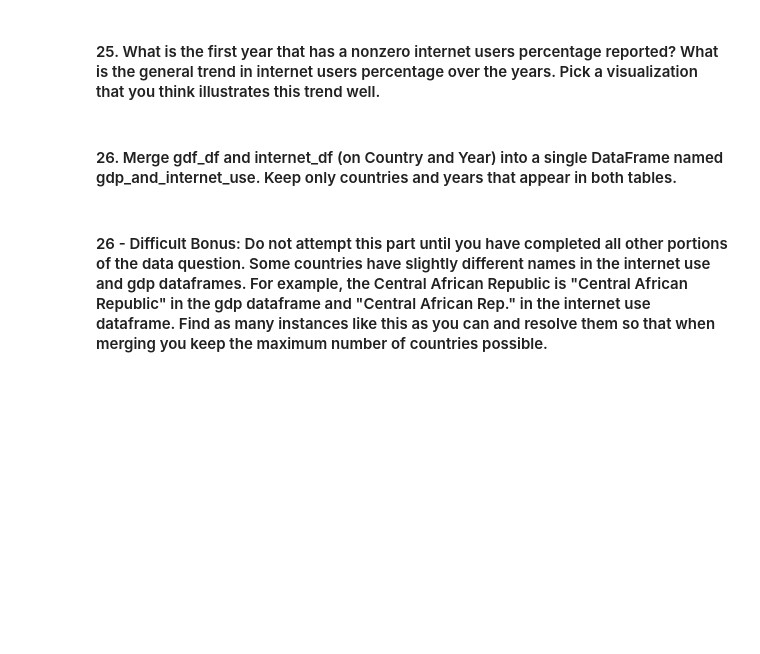
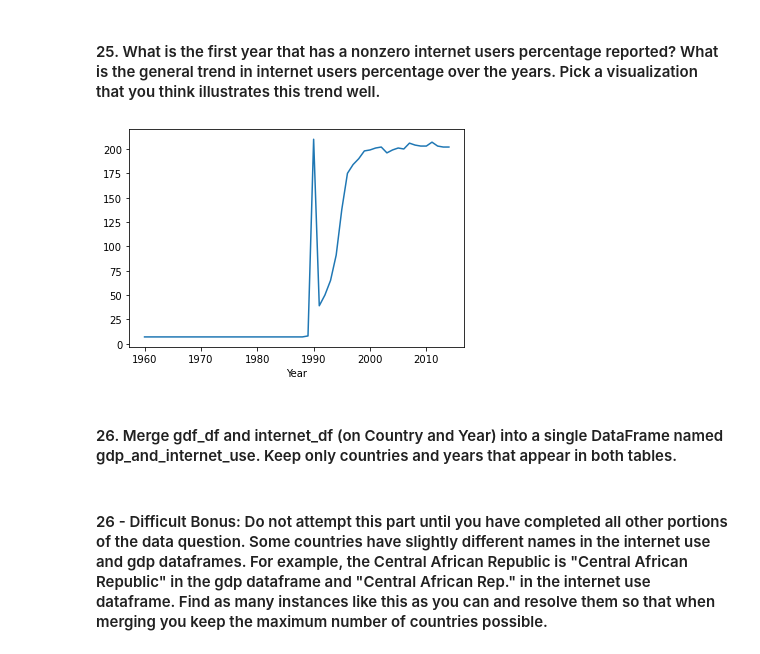
Before and after one commit to nss-data-science-cohort-4/dq1-undata-alvinwendt, a Jupyter notebook: notebook/UN_Data_Exploration.ipynb, the cells around one changed output. Cells and saved outputs as stored; diff of their text form; code cells hidden in the pictures; blank space fills up the shorter version.

```diff
--- a/notebook/UN_Data_Exploration.ipynb
+++ b/notebook/UN_Data_Exploration.ipynb
@@ -229,0 +237,3 @@ pd.merge(gdp_df,continents, on = 'Country',how='inner')
+# %%
+internet_df = internet_df[0:4495]
+internet_df
@@ -230,2 +254,5 @@ pd.merge(gdp_df,continents, on = 'Country',how='inner')
 # %% [markdown]
 #### 23. Drop the Value Footnotes column and then rename the columns to ‘Country’, ‘Year’, and ‘Internet_Users_Pct’.
+# %%
+internet_df = internet_df.drop('Value Footnotes', axis = 1)
+internet_df.columns = ["Country", "Year", "Internet_Users_Pct"]
@@ -234,4 +294,10 @@ pd.merge(gdp_df,continents, on = 'Country',how='inner')
+# %%
+internet_df.Year = internet_df.Year.astype(int)
 # %% [markdown]
 #### 25. What is the first year that has a nonzero internet users percentage reported? What is the general trend in internet users percentage over the years. Pick a visualization that you think illustrates this trend well.
+# %%
+internet_df.groupby('Year')['Internet_Users_Pct'].count().plot();
+# %% [output]
+[figure, added]
 # %% [markdown]
 #### 26. Merge gdf_df and internet_df (on Country and Year) into a single DataFrame named gdp_and_internet_use. Keep only countries and years that appear in both tables.
```
Also changed, not shown: parts of 16 cells of this notebook.
